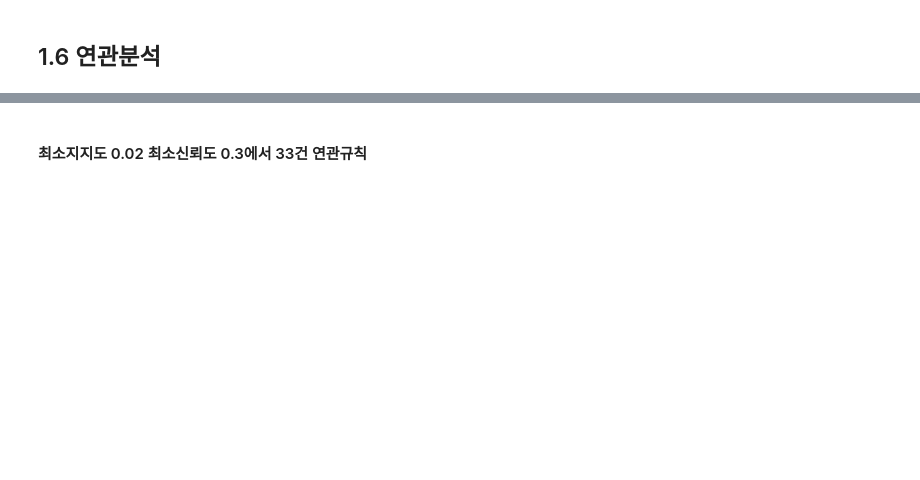
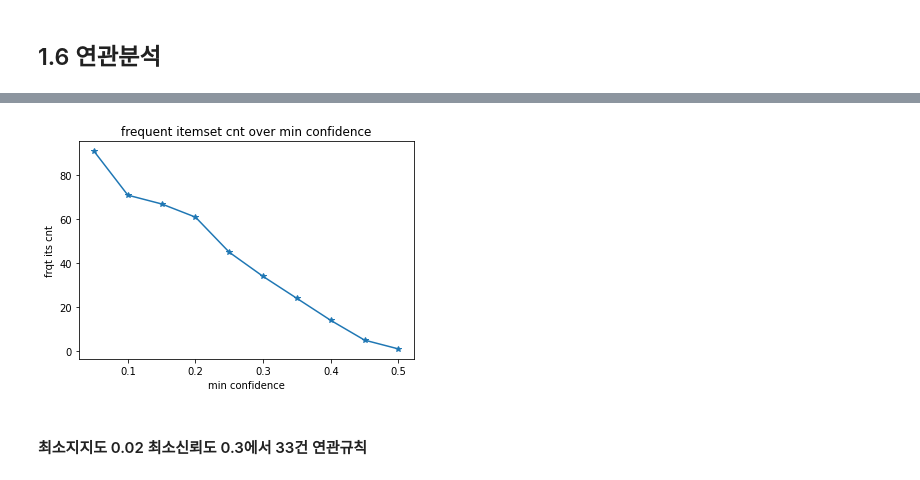
Before and after one commit to sagelab4data/kdata_yonsei, a Jupyter notebook: association_hands_on.ipynb, the cells around one changed output, grey strips where cells are left out. Cells and saved outputs as stored; diff of their text form; code cells hidden in the pictures; blank space fills up the shorter version.

```diff
--- a/association_hands_on.ipynb
+++ b/association_hands_on.ipynb
@@ -131,19 +195,22 @@ rules_lst = ***
 # %%
 # 1.6.2 최소신뢰도를 0.05~ 0.5 사이의 값으로 변경하며
 #       도출되는 규칙의 수를 확인한다.
 
 # 최소신뢰도 후보 범위 지정
 min_conf_range =  ***
 
 # 최소신뢰도 별 연관규칙 생성 건수 목록
-association_rules_count =[ *** ]
+association_rules_count =[*** ]
 
 # 그래프 출력
-plt.plot (***, ***, marker = '*')
-plt.title (***)
+
+plt.plot(***,, marker = '*' )
+plt.title('***')
 plt.xlabel('***')
 plt.ylabel('***')
 plt.show()
+# %% [output]
+[figure, added]
 # %% [markdown]
 #### 최소지지도 0.02 최소신뢰도 0.3에서 33건 연관규칙
 # %%
```
Also changed, not shown: parts of 12 cells of this notebook.
